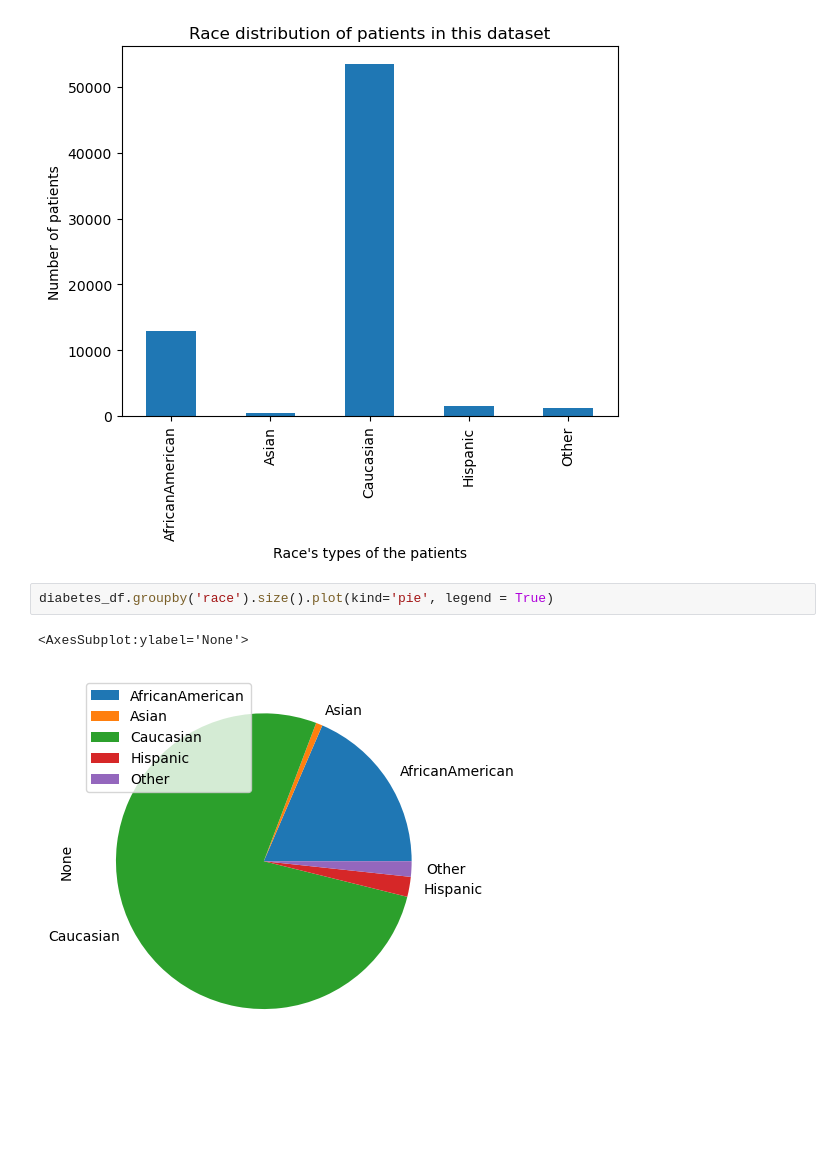
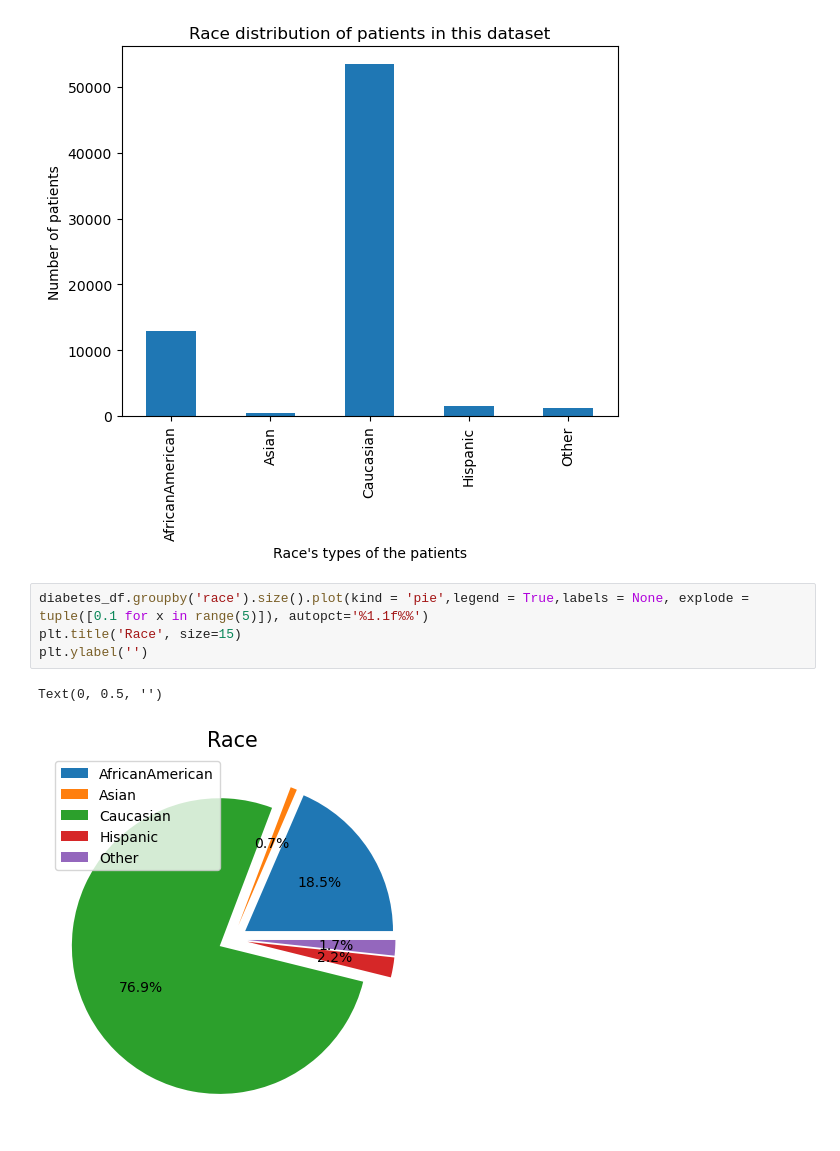
Before and after one commit to chlotmpo/python_data_analysis, a Jupyter notebook: diabetes_analysis.ipynb, the cells around one changed output. Cells and saved outputs as stored; diff of their text form; blank space fills up the shorter version.

```diff
--- a/diabetes_analysis.ipynb
+++ b/diabetes_analysis.ipynb
@@ -260,7 +345,9 @@ plt.savefig("Plots\RaceDistribution.png")
 # %% [output]
 [figure]
 # %%
-diabetes_df.groupby('race').size().plot(kind='pie', legend = True)
+diabetes_df.groupby('race').size().plot(kind = 'pie',legend = True,labels = None, explode = tuple([0.1 for x in range(5)]), autopct='%1.1f%%')
+plt.title('Race', size=15)
+plt.ylabel('')
 # %% [output]
-<AxesSubplot:ylabel='None'>
+Text(0, 0.5, '')
-[figure, old version]
+[figure, new version]
```
Also changed, not shown: parts of 11 cells of this notebook.
